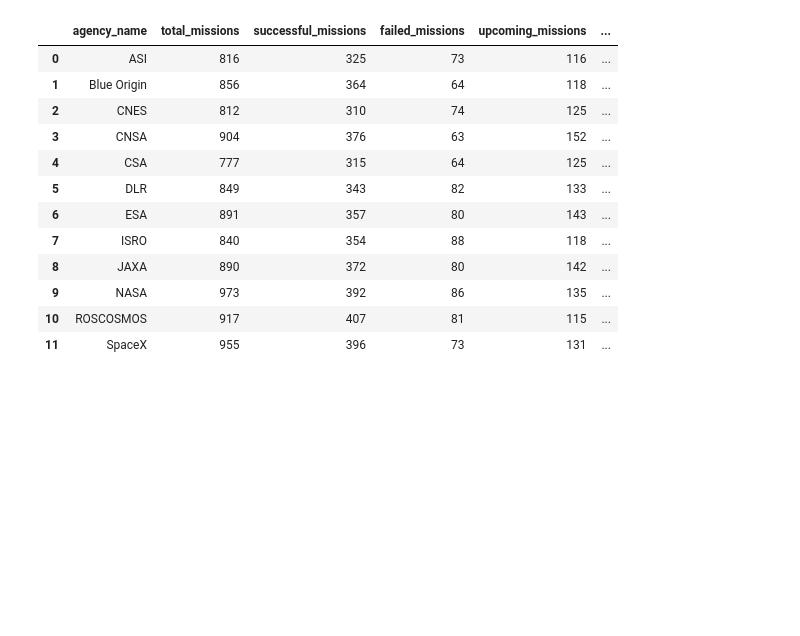
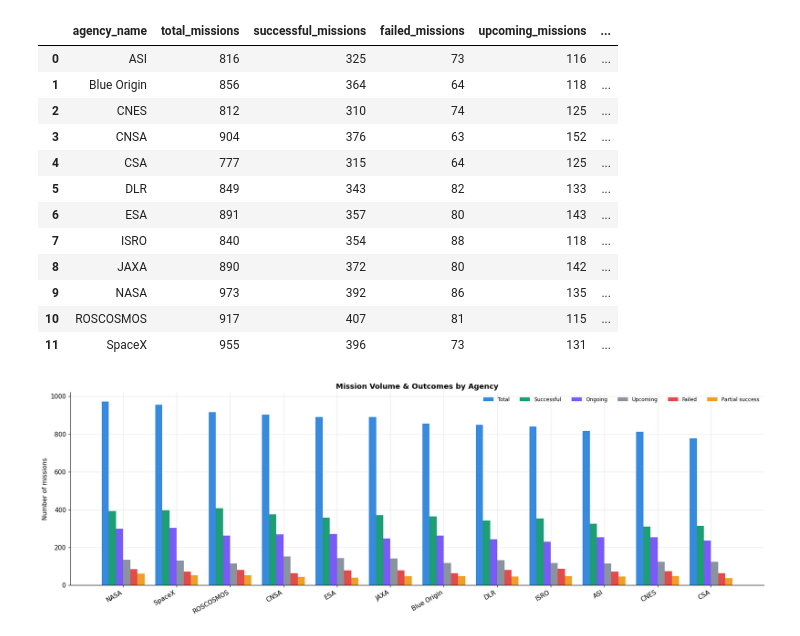
Before and after one commit to ahmedmohi0/Space_mission_analysis, a Jupyter notebook: notebooks/02_EDA.ipynb, the cells around one changed output. Saved outputs shown, nothing was run; the diff lists cells and outputs as text; code cells hidden in the pictures; blank space fills up the shorter version.

Commit message:
modified schema/EDAs agent summary finished

```diff
--- a/notebooks/02_EDA.ipynb
+++ b/notebooks/02_EDA.ipynb
@@ -100,7 +95,7 @@ agency_summary = df.groupby("agency_name").agg(
     failed_missions=("status", lambda x: (x == "Failed").sum()),
     upcoming_missions=("status", lambda x: (x == "Upcoming").sum()),
     ongoing_missions=("status", lambda x: (x == "Ongoing").sum()),
-    partially_successful_missions=("status", lambda x: (x == "Partially Successful").sum()),
+    partially_successful_missions=("status", lambda x: (x == "Partial Success").sum()),
     avg_cost_million=("cost_usd_million", lambda x: round(x.mean(), 2)),
     total_cost_million=("cost_usd_million", "sum"),
     avg_duration_days=("duration_days", lambda x: round(x.mean(), 2)),
@@ -136,0 +139,42 @@ agency_summary
+# %%
+agency_summary.sort_values("total_missions", ascending=False,inplace=True)
+# %%
+groups = [
+    ("total_missions",                "Total",           "#378ADD"),
+    ("successful_missions",           "Successful",      "#1D9E75"),
+    ("ongoing_missions",              "Ongoing",         "#7A5AF8"),
+    ("upcoming_missions",             "Upcoming",        "#8A949E"),
+    ("failed_missions",               "Failed",          "#E24B4A"),
+    ("partially_successful_missions", "Partial success", "#EF9F27"),
+]
+
+#these are derived values, not hardcoded, so the code is more robust to changes in the groups list
+n_groups   = len(groups)
+n_agencies = len(agency_summary)
+
+# width of each bar within a cluster, derived from total cluster width and number of bars
+cluster_width = 0.80
+w = cluster_width / n_groups
+
+
+fig, ax = plt.subplots(figsize=(max(18, n_agencies * 1.4), 6))
+
+#x positions for each agency cluster
+x = np.arange(n_agencies)
+
+for i, (col, label, colour) in enumerate(groups):
+    offset = (i - (n_groups - 1) / 2) * w
+    ax.bar(x + offset, agency_summary[col],
+           width=w, label=label, color=colour, edgecolor="none")
+
+ax.set_title("Mission Volume & Outcomes by Agency", fontsize=13, fontweight="bold")
+ax.set_xticks(x)
+#changing the labels back to the agency names, rotated for readability
+ax.set_xticklabels(agency_summary["agency_name"], rotation=30, ha="right")
+ax.set_ylabel("Number of missions")
+ax.legend(frameon=False, ncol=6, loc="upper right", fontsize=9)
+ax.set_axisbelow(True)
+plt.tight_layout()
+plt.show()
+# %% [output]
+[figure, added]
```
Also changed, not shown: parts of 4 cells of this notebook, 3 other files.
